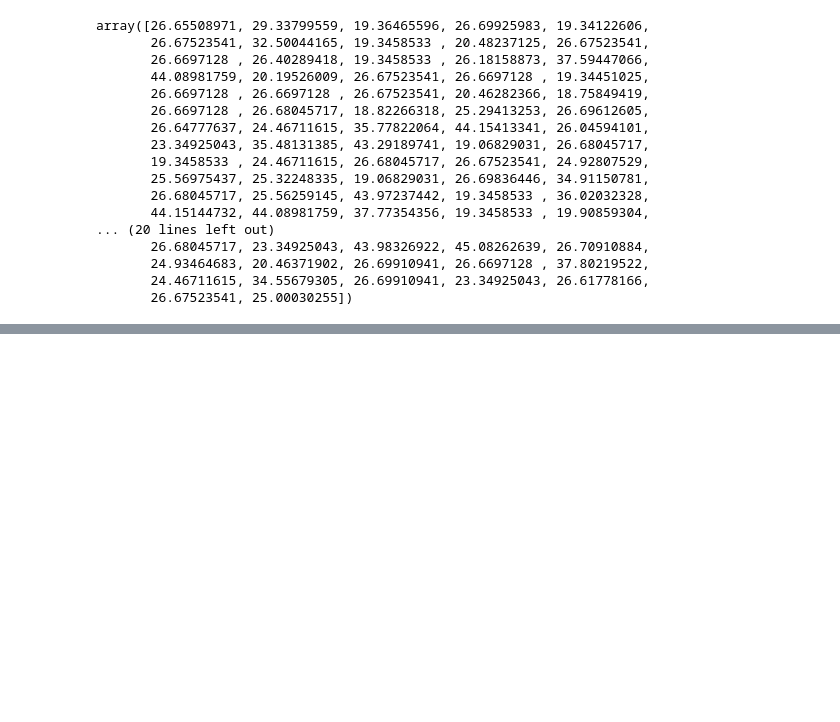
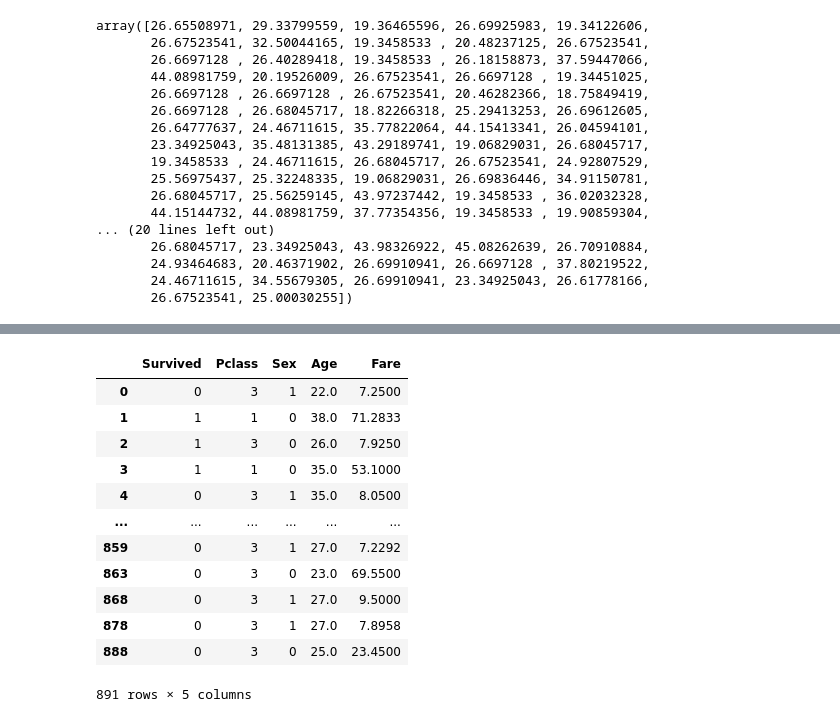
Before and after one commit to arfan64shah/Data_Science, a Jupyter notebook: Decision_Tree/Decision_Tree.ipynb, the cells around one changed output, grey strips where cells are left out. Cells and saved outputs as stored; diff of their text form; code cells hidden in the pictures; blank space fills up the shorter version.

```diff
--- a/Decision_Tree/Decision_Tree.ipynb
+++ b/Decision_Tree/Decision_Tree.ipynb
@@ -283,0 +335,18 @@ x
+# %%
+# now concat the test_dataset and train_dataset
+concat_dataset = pd.concat([train_dataset, test_dataset])
+concat_dataset
+# %% [output]
+|  | Survived | Pclass | Sex | Age | Fare |
+| 0 | 0 | 3 | 1 | 22.0 | 7.2500 |
+| 1 | 1 | 1 | 0 | 38.0 | 71.2833 |
+| 2 | 1 | 3 | 0 | 26.0 | 7.9250 |
+| 3 | 1 | 1 | 0 | 35.0 | 53.1000 |
+| 4 | 0 | 3 | 1 | 35.0 | 8.0500 |
+| ... | ... | ... | ... | ... | ... |
+| 859 | 0 | 3 | 1 | 27.0 | 7.2292 |
+| 863 | 0 | 3 | 0 | 23.0 | 69.5500 |
+| 868 | 0 | 3 | 1 | 27.0 | 9.5000 |
+| 878 | 0 | 3 | 1 | 27.0 | 7.8958 |
+| 888 | 0 | 3 | 0 | 25.0 | 23.4500 |
+891 rows × 5 columns
```
Also changed, not shown: parts of 12 cells of this notebook.
